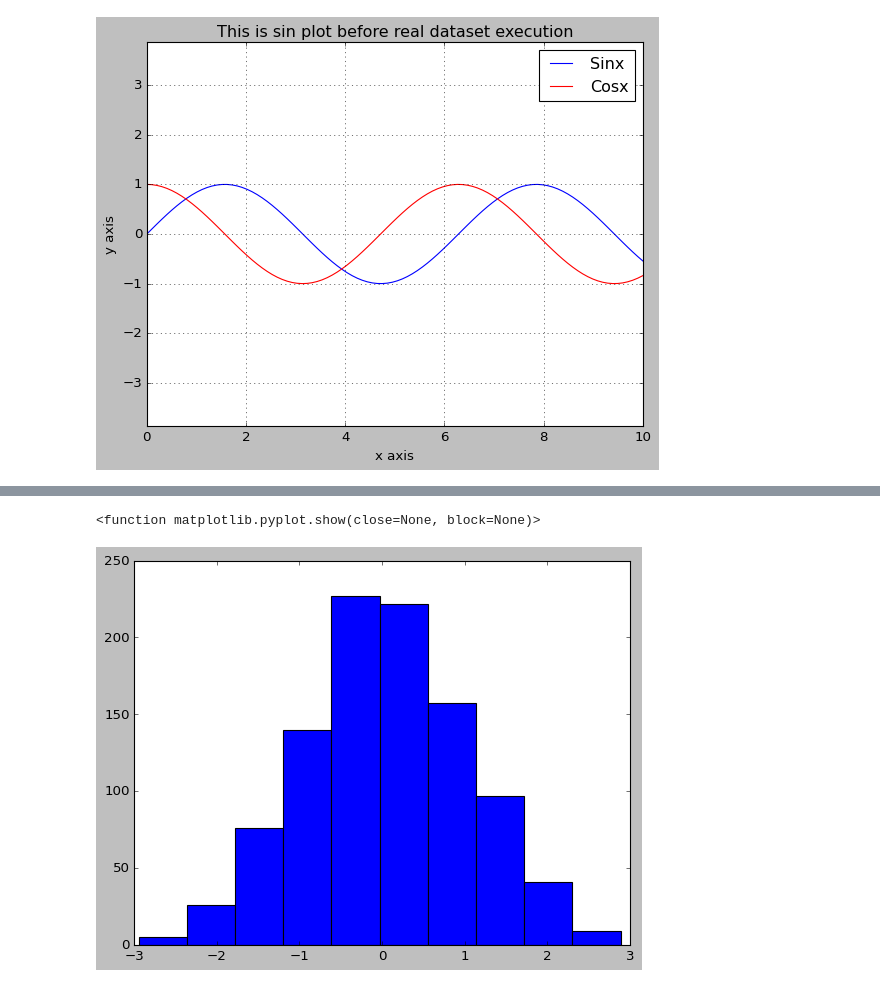
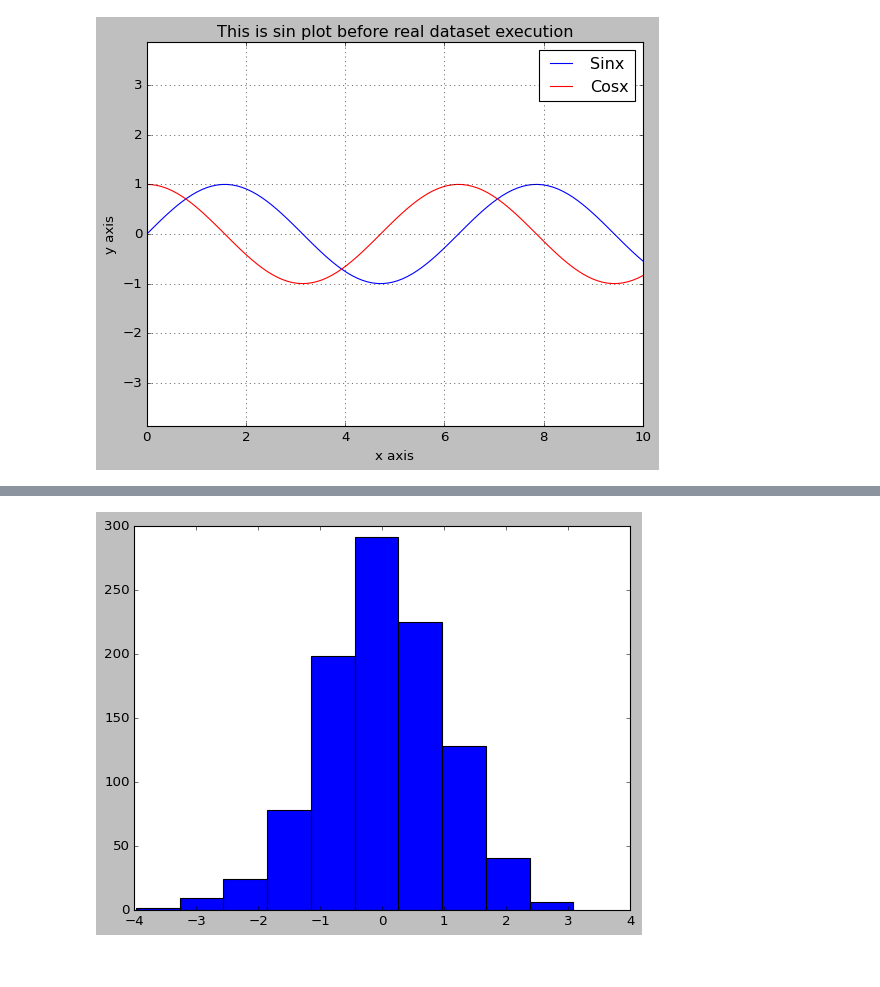
Before and after one commit to omkarpattnaik8080/Matplotlib01, a Jupyter notebook: MatplotlibComplete.ipynb, the cells around one changed output, grey strips where cells are left out. Saved outputs shown, nothing was run; the diff lists cells and outputs as text; code cells hidden in the pictures.

```diff
--- a/MatplotlibComplete.ipynb
+++ b/MatplotlibComplete.ipynb
@@ -244,7 +244,6 @@ array([-0.76498348,  0.34865121, -0.10375183, -0.72733588,  0.26734386,
 # %%
 data=np.random.randn(1000)
 plt.hist(data)
-plt.show
+plt.show()
 # %% [output]
-<function matplotlib.pyplot.show(close=None, block=None)>
-[figure, old version]
+[figure, new version]
```
Also changed, not shown: parts of 8 cells of this notebook.
